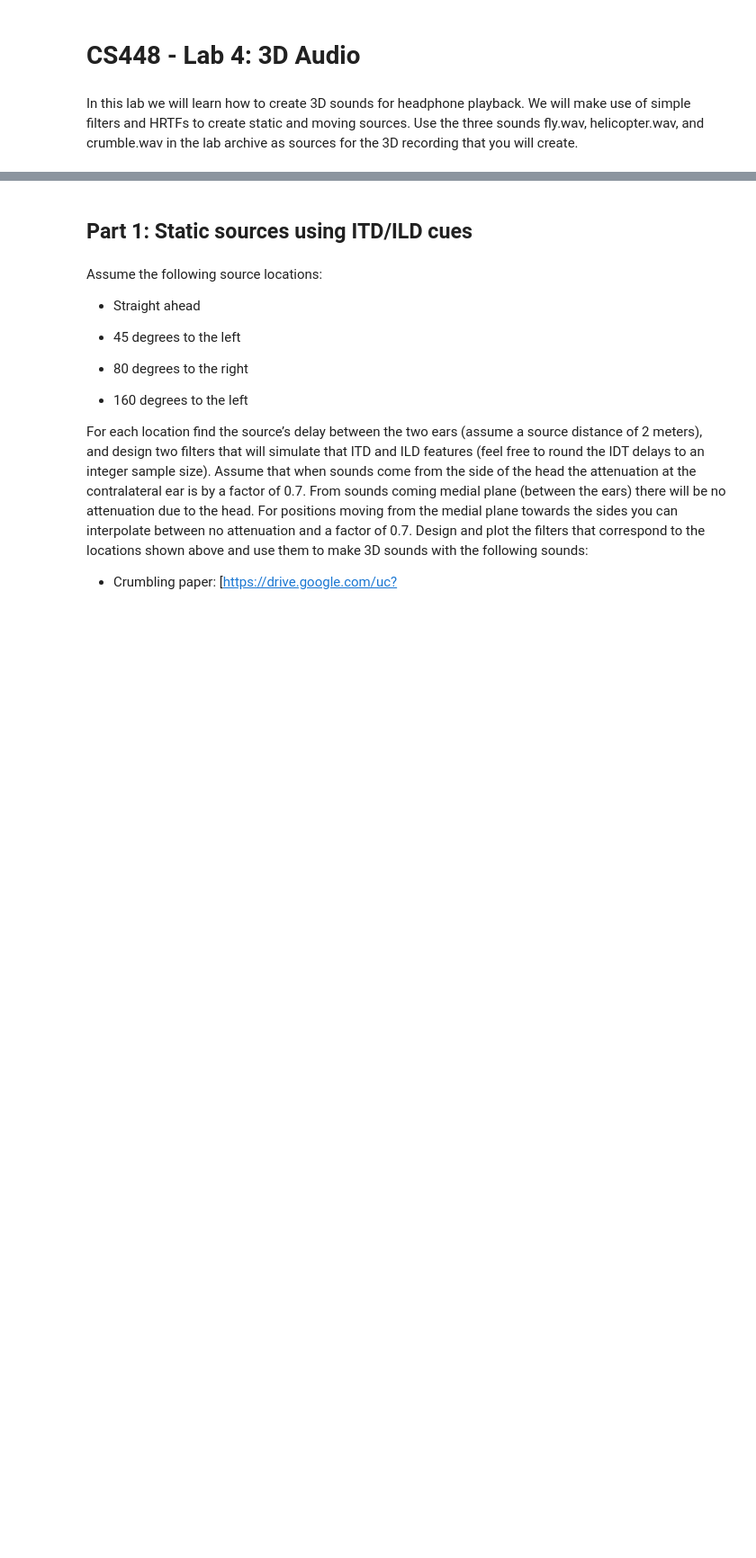
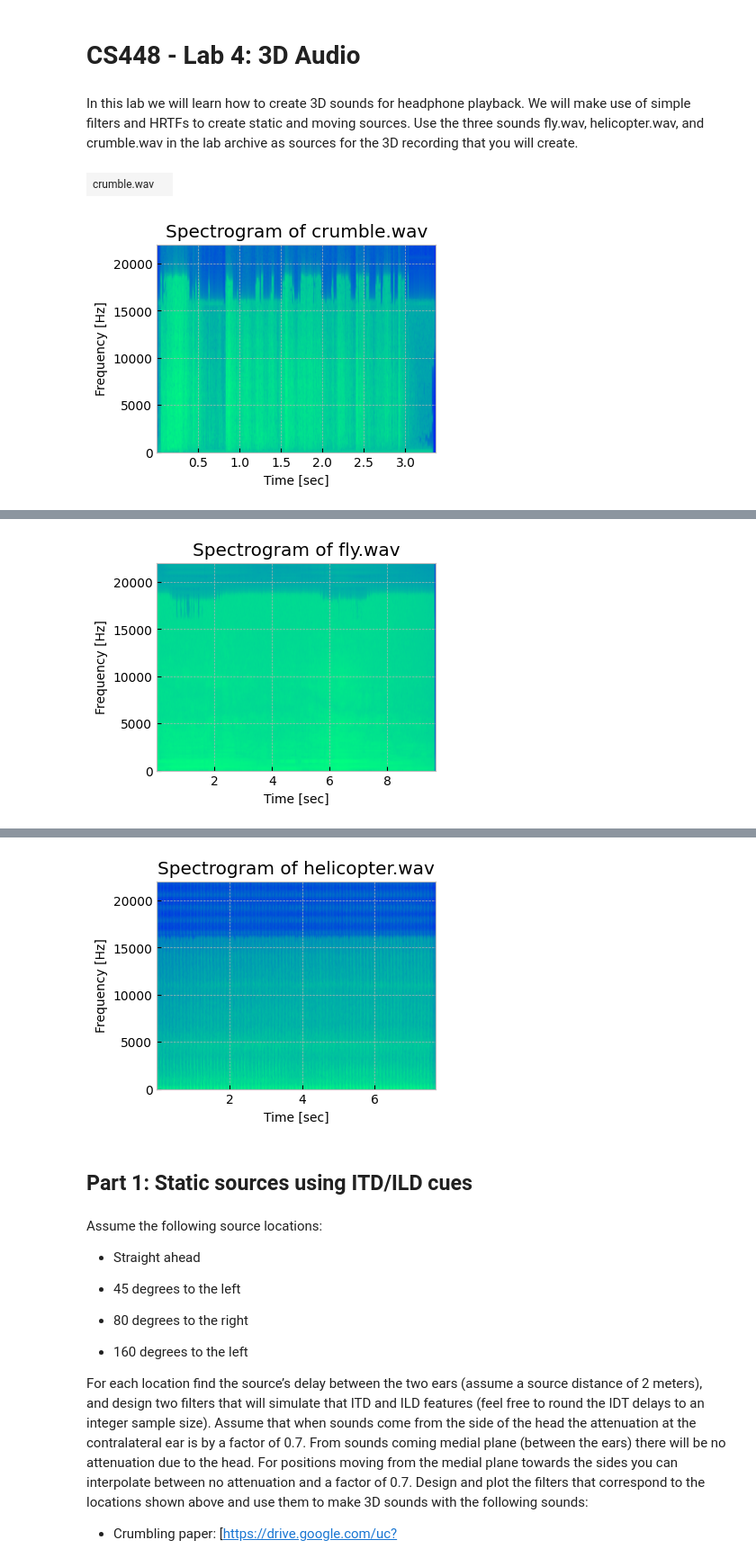
Before and after one commit to aditk3/CS448-Labs, a Jupyter notebook: lab_4/Lab 4 - 3D Audio.ipynb, the cells around one changed output, grey strips where cells are left out. Shown at 90% size. Drawn from its saved outputs; the diff is of its cells as text; code cells hidden in the pictures; blank space fills up the shorter version.

```diff
--- a/lab_4/Lab 4 - 3D Audio.ipynb
+++ b/lab_4/Lab 4 - 3D Audio.ipynb
@@ -2,3 +2,14 @@
 # CS448 - Lab 4: 3D Audio
 # %% [markdown]
 In this lab we will learn how to create 3D sounds for headphone playback. We will make use of simple filters and HRTFs to create static and moving sources. Use the three sounds fly.wav, helicopter.wav, and crumble.wav in the lab archive as sources for the 3D recording that you will create.
+# %%
+### IMPORTS & SETUP ###
+
+import matplotlib.pyplot as plt
+
+import numpy as np
+from scipy.io import wavfile
+from scipy.signal import lfilter, convolve, fftconvolve
+
+plt.style.use('bmh')
+plt.rcParams["figure.figsize"] = (4, 3)
@@ -4,0 +41,25 @@ In this lab we will learn how to create 3D sounds for headphone playback. We wil
+# %%
+# Load the input sounds
+fname_crumble = 'crumble.wav'
+fs_crumble, input_sound_crumble = wavfile.read(f'./data/{fname_crumble}')
+input_sound_crumble = normalize_signal(input_sound_crumble)
+
+sound(input_sound_crumble, rate=fs_crumble, label=fname_crumble)
+plot_spectrogram(input_sound_crumble, fs_crumble, title=f"Spectrogram of {fname_crumble}")
+
+fname_fly = 'fly.wav'
+fs_fly, input_sound_fly = wavfile.read(f'./data/{fname_fly}')
+input_sound_fly = normalize_signal(input_sound_fly)
+
+sound(input_sound_fly, rate=fs_fly, label=fname_fly)
+plot_spectrogram(input_sound_fly, fs_fly, title=f"Spectrogram of {fname_fly}")
+
+fname_heli = 'helicopter.wav'
+fs_heli, input_sound_heli = wavfile.read(f'./data/{fname_heli}')
+input_sound_heli = normalize_signal(input_sound_heli)
+
+sound(input_sound_heli, rate=fs_heli, label=fname_heli)
+plot_spectrogram(input_sound_heli, fs_heli, title=f"Spectrogram of {fname_heli}")
+# %% [output]
+| crumble.wav |  |
+[figure, added]
@@ -4,0 +67 @@ In this lab we will learn how to create 3D sounds for headphone playback. We wil
+[figure, added]
@@ -5,3 +69,4 @@ In this lab we will learn how to create 3D sounds for headphone playback. We wil
+[figure, added]
 # %% [markdown]
 ## Part 1: Static sources using ITD/ILD cues
 # %% [markdown]
```
Also changed, not shown: parts of 2 cells of this notebook, 3 other files.
